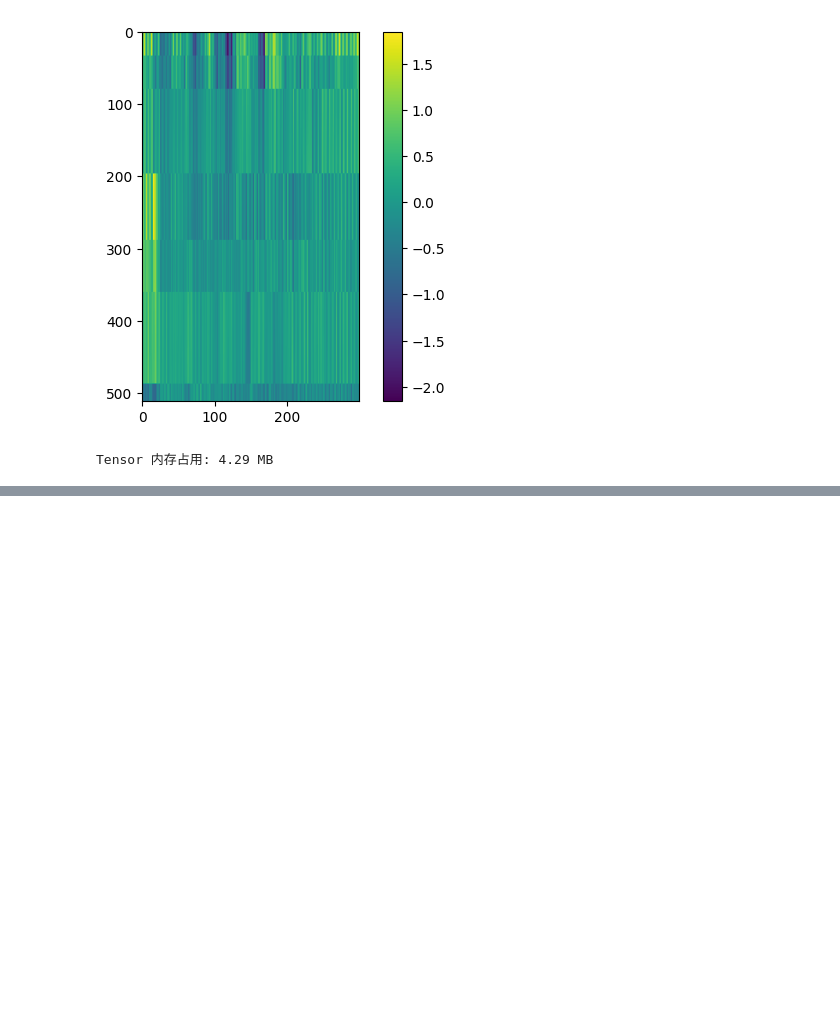
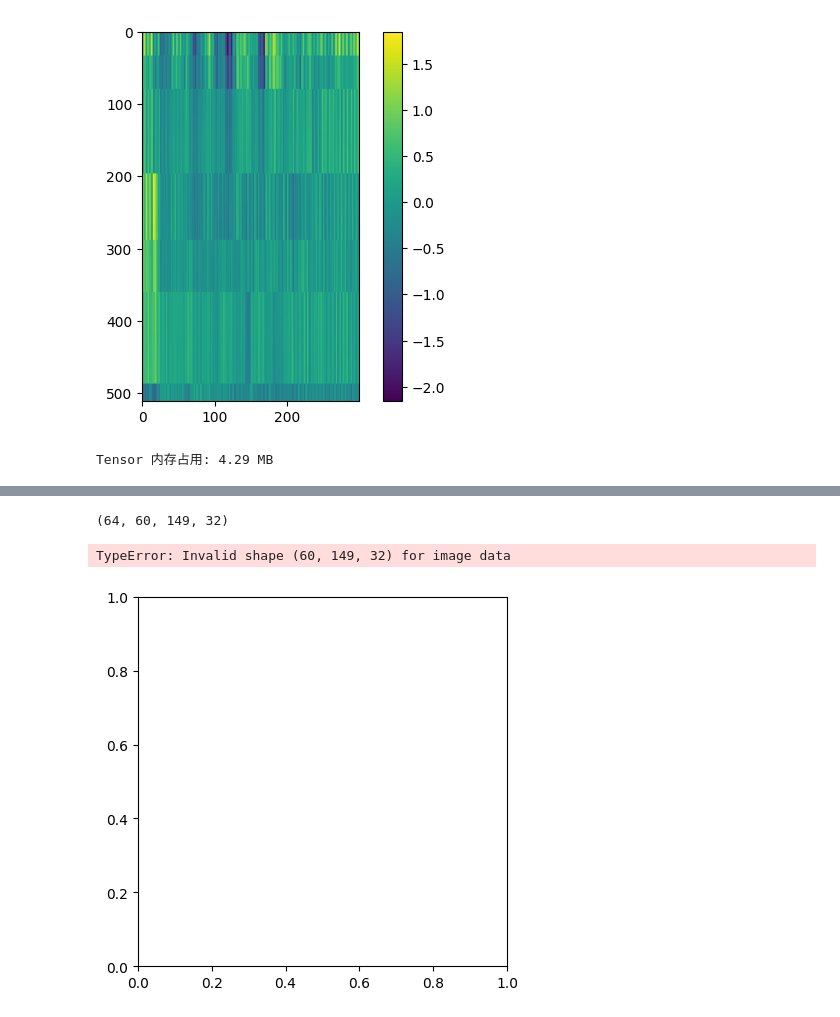
Before and after one commit to soul-M-42/Covariance_EEG_Emotion, a Jupyter notebook: vis_tool.ipynb, the cells around one changed output, grey strips where cells are left out. Cells and saved outputs as stored; diff of their text form; code cells hidden in the pictures; blank space fills up the shorter version.

```diff
--- a/vis_tool.ipynb
+++ b/vis_tool.ipynb
@@ -86,0 +117,16 @@ Tensor 内存占用: 4.29 MB
+# %%
+import numpy as np
+import matplotlib.pyplot as plt
+def show_data(data):
+    fig, ax = plt.subplots()
+    cax = ax.imshow(data)
+    fig.colorbar(cax)
+    plt.show()
+data_dir = './saved_data/afterTFencoder.npy'
+data_show = np.load(data_dir)
+print(data_show.shape)
+show_data(data_show[8])
+# %% [output]
+(64, 60, 149, 32)
+TypeError: Invalid shape (60, 149, 32) for image data
+[figure, added]
```
Also changed, not shown: parts of 3 cells of this notebook, 7 other files.
